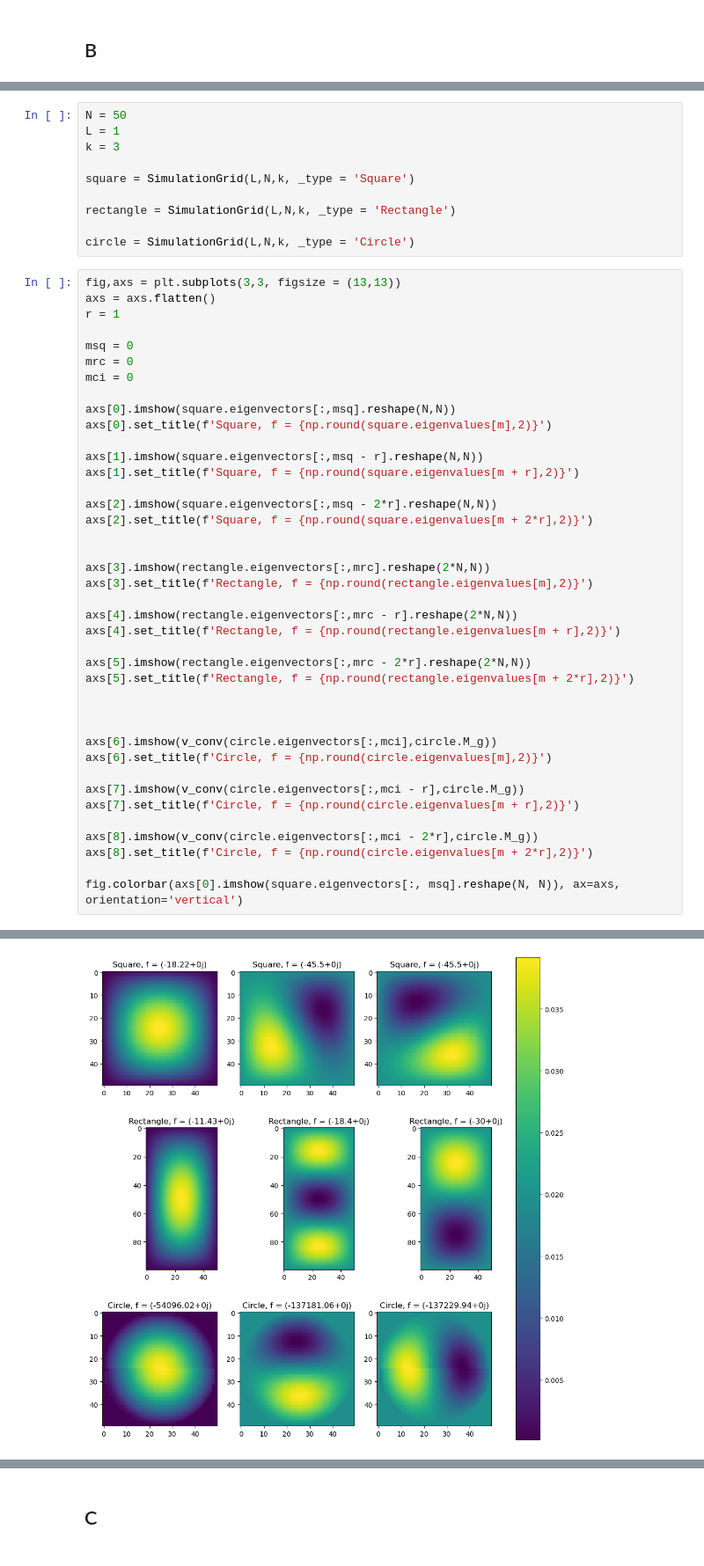
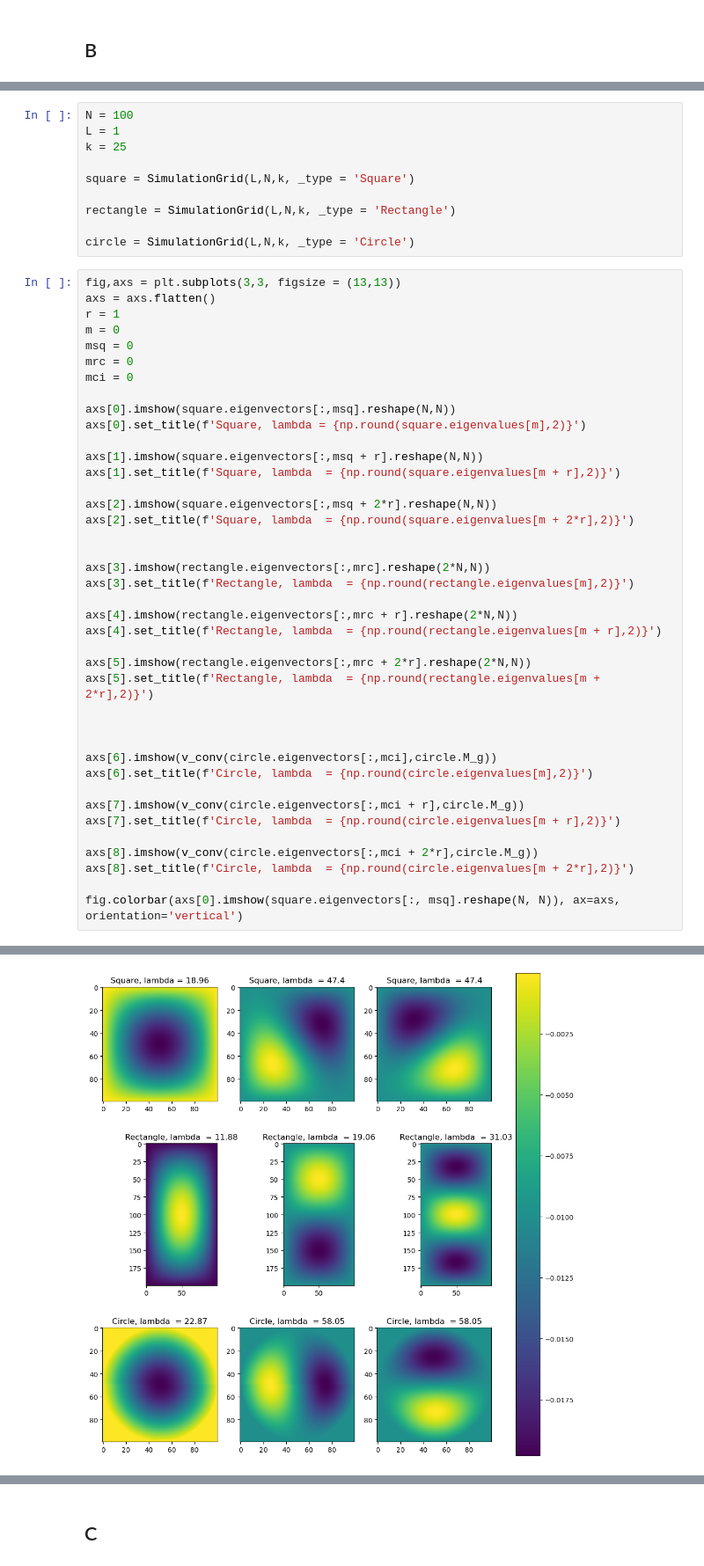
Before and after one commit to JuanSandalinas/Scientific-Computing, a Jupyter notebook: Set 3/Questions.ipynb, the cells around one changed output, grey strips where cells are left out. Shown at 88% size. Saved outputs shown, nothing was run; the diff lists cells and outputs as text.

```diff
--- a/Set 3/Questions.ipynb
+++ b/Set 3/Questions.ipynb
@@ -242,9 +223,9 @@ def v_conv(v,M):
 
     return v_r
 # %%
-N = 50
+N = 100
 L = 1
-k = 3
+k = 25
 
 square = SimulationGrid(L,N,k, _type = 'Square')
 
@@ -254,43 +235,43 @@ circle = SimulationGrid(L,N,k, _type = 'Circle')
 # %%
 fig,axs = plt.subplots(3,3, figsize = (13,13))
 axs = axs.flatten()
 r = 1
-
+m = 0
 msq = 0
 mrc = 0
 mci = 0
 
 axs[0].imshow(square.eigenvectors[:,msq].reshape(N,N))
-axs[0].set_title(f'Square, f = {np.round(square.eigenvalues[m],2)}')
+axs[0].set_title(f'Square, lambda = {np.round(square.eigenvalues[m],2)}')
 
-axs[1].imshow(square.eigenvectors[:,msq - r].reshape(N,N))
-axs[1].set_title(f'Square, f = {np.round(square.eigenvalues[m + r],2)}')
+axs[1].imshow(square.eigenvectors[:,msq + r].reshape(N,N))
+axs[1].set_title(f'Square, lambda  = {np.round(square.eigenvalues[m + r],2)}')
 
-axs[2].imshow(square.eigenvectors[:,msq - 2*r].reshape(N,N))
-axs[2].set_title(f'Square, f = {np.round(square.eigenvalues[m + 2*r],2)}')
+axs[2].imshow(square.eigenvectors[:,msq + 2*r].reshape(N,N))
+axs[2].set_title(f'Square, lambda  = {np.round(square.eigenvalues[m + 2*r],2)}')
 
 
 axs[3].imshow(rectangle.eigenvectors[:,mrc].reshape(2*N,N))
-axs[3].set_title(f'Rectangle, f = {np.round(rectangle.eigenvalues[m],2)}')
+axs[3].set_title(f'Rectangle, lambda  = {np.round(rectangle.eigenvalues[m],2)}')
 
-axs[4].imshow(rectangle.eigenvectors[:,mrc - r].reshape(2*N,N))
-axs[4].set_title(f'Rectangle, f = {np.round(rectangle.eigenvalues[m + r],2)}')
+axs[4].imshow(rectangle.eigenvectors[:,mrc + r].reshape(2*N,N))
+axs[4].set_title(f'Rectangle, lambda  = {np.round(rectangle.eigenvalues[m + r],2)}')
 
-axs[5].imshow(rectangle.eigenvectors[:,mrc - 2*r].reshape(2*N,N))
-axs[5].set_title(f'Rectangle, f = {np.round(rectangle.eigenvalues[m + 2*r],2)}')
+axs[5].imshow(rectangle.eigenvectors[:,mrc + 2*r].reshape(2*N,N))
+axs[5].set_title(f'Rectangle, lambda  = {np.round(rectangle.eigenvalues[m + 2*r],2)}')
 
 
 
 axs[6].imshow(v_conv(circle.eigenvectors[:,mci],circle.M_g))
-axs[6].set_title(f'Circle, f = {np.round(circle.eigenvalues[m],2)}')
+axs[6].set_title(f'Circle, lambda  = {np.round(circle.eigenvalues[m],2)}')
 
-axs[7].imshow(v_conv(circle.eigenvectors[:,mci - r],circle.M_g))
-axs[7].set_title(f'Circle, f = {np.round(circle.eigenvalues[m + r],2)}')
+axs[7].imshow(v_conv(circle.eigenvectors[:,mci + r],circle.M_g))
+axs[7].set_title(f'Circle, lambda  = {np.round(circle.eigenvalues[m + r],2)}')
 
-axs[8].imshow(v_conv(circle.eigenvectors[:,mci - 2*r],circle.M_g))
-axs[8].set_title(f'Circle, f = {np.round(circle.eigenvalues[m + 2*r],2)}')
+axs[8].imshow(v_conv(circle.eigenvectors[:,mci + 2*r],circle.M_g))
+axs[8].set_title(f'Circle, lambda  = {np.round(circle.eigenvalues[m + 2*r],2)}')
 
 fig.colorbar(axs[0].imshow(square.eigenvectors[:, msq].reshape(N, N)), ax=axs, orientation='vertical')
 # %% [output]
 <matplotlib.colorbar.Colorbar at 0x...>
-[figure, old version]
+[figure, new version]
```
Also changed, not shown: parts of 13 cells of this notebook.
